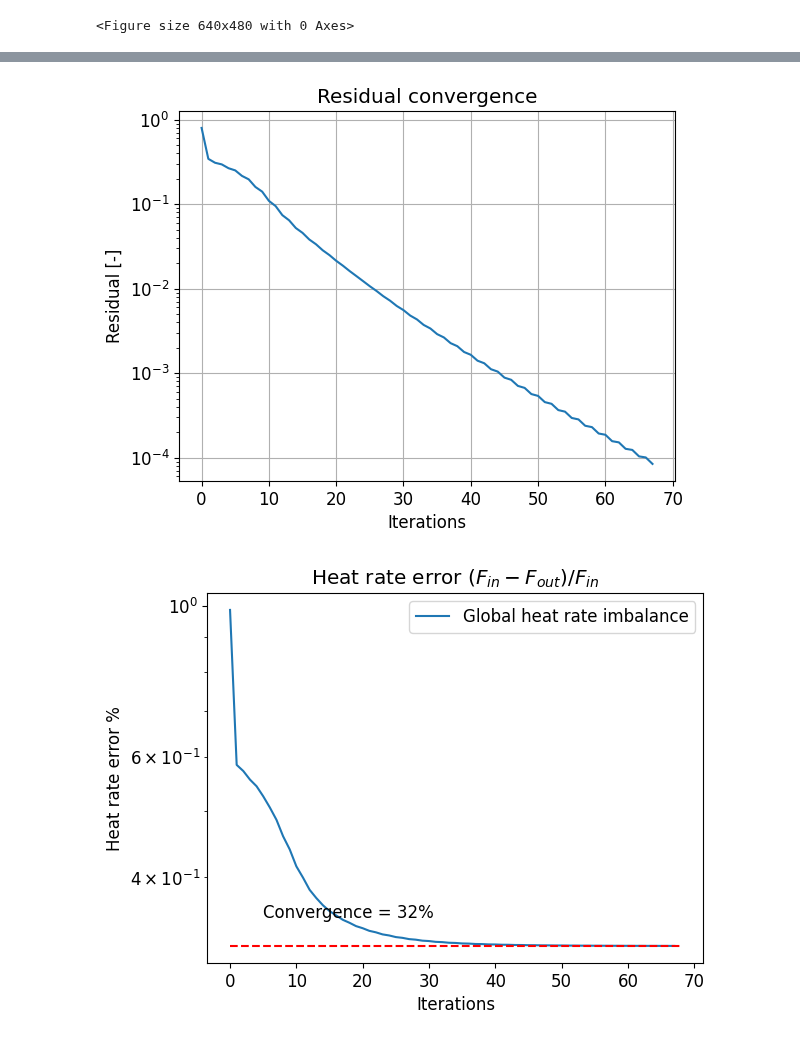
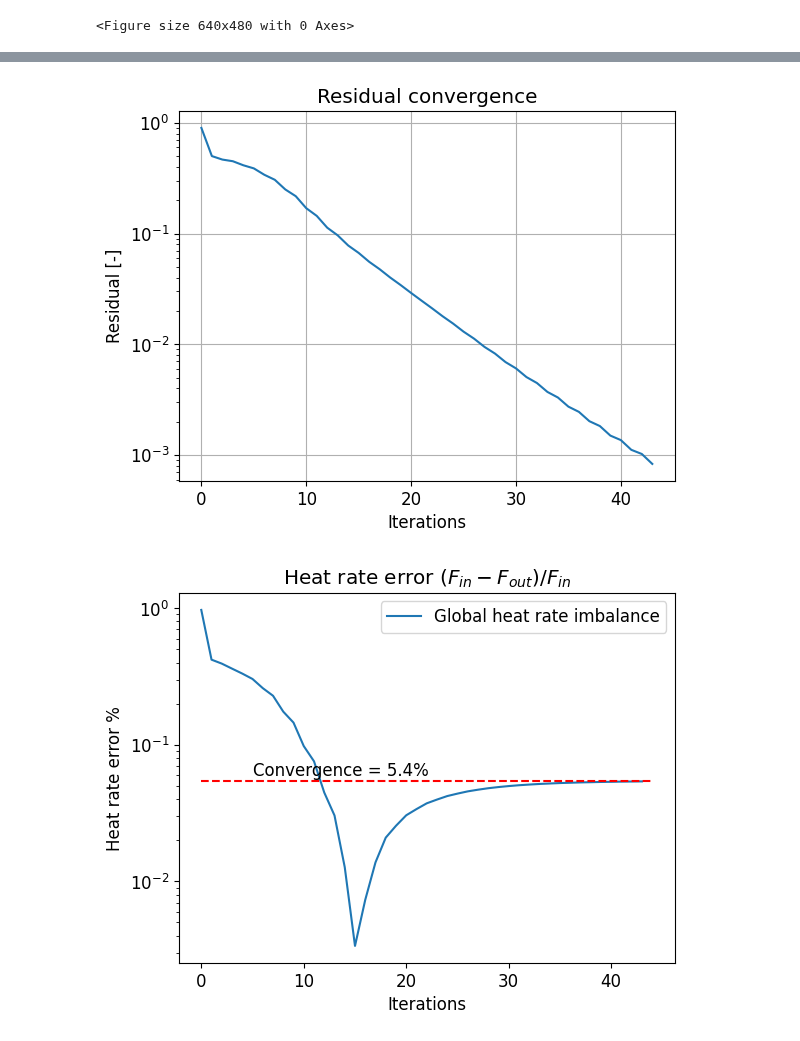
Before and after one commit to John-Carlsson/CFD, a Jupyter notebook: task2/main.ipynb, the cells around one changed output, grey strips where cells are left out. Drawn from its saved outputs; the diff is of its cells as text; code cells hidden in the pictures.

```diff
--- a/task2/main.ipynb
+++ b/task2/main.ipynb
@@ -28,7 +28,7 @@ caseID    =   20       # Your case number to solve
 
 # Solver inputs
 nIter  = 6000    # set maximum number of iterations
-resTol = 0.0001 # set convergence criteria for residuals
+resTol = 0.001 # set convergence criteria for residuals
 solver = 'TDMA'  # Either Gauss-Seidel or TDMA
 
 # Physical properties
@@ -238,32 +236,16 @@ for i in range(1,nI-1):
         Dw[i,j] = gamma/dx_WP[i,j] * dy_sn[i,j]
         Dn[i,j] = gamma/dy_PN[i,j] * dx_we[i,j]
         Ds[i,j] = gamma/dy_SP[i,j] * dx_we[i,j]
+
         fxe = 0.5*dx_we[i,j] / dx_PE[i,j]
         fxw = 0.5*dx_we[i,j] / dx_WP[i,j]
         fyn = 0.5*dy_sn[i,j] / dy_PN[i,j]
         fys = 0.5*dy_sn[i,j] / dy_SP[i,j]
 
-        fxe = interpolate(u[i,j],u[i+1,j],dx_we[i,j],dx_we[i+1,j])
-        fxw = interpolate(u[i,j],u[i-1,j],dx_we[i,j],dx_we[i-1,j])
-        fyn = interpolate(v[i,j],v[i,j+1],dy_sn[i,j],dy_sn[i,j+1])
-        fys = interpolate(v[i,j],v[i,j-1],dy_sn[i,j],dy_sn[i,j-1])
-
-        Fe[i,j] = rho * fxe * dy_sn[i,j]
-        Fw[i,j] = rho * fxw * dy_sn[i,j]
-        Fn[i,j] = rho * fyn * dx_we[i,j]
-        Fs[i,j] = rho * fys * dx_we[i,j]
-
-# boundary adjacent nodes, no need to intterpolate velocities
-for j in range(1,nJ-1):
-    i = nI-2
-    Fe[i,j] = rho*u[i+1,j]* dy_sn[i,j]
-    i = 1
-    Fw[i,j] = rho*u[i-1,j] * dy_sn[i,j]
-for i in range(1,nI-1):
-    j = nJ-2
-    Fn[i,j] = rho*v[i,j+1]* dy_sn[i,j]
-    j = 1
-    Fs[i,j] = rho*v[i,j-1]* dy_sn[i,j]
+        Fe[i,j] = rho  * dy_sn[i,j] * (u[i+1,j]*fxe +(1-fxe)*u[i,j])
+        Fw[i,j] = rho  * dy_sn[i,j] * (u[i-1,j]*fxw +(1-fxw)*u[i,j])
+        Fn[i,j] = rho  * dx_we[i,j] * (v[i+1,j]*fyn +(1-fyn)*v[i,j])
+        Fs[i,j] = rho  * dx_we[i,j] * (v[i-1,j]*fys +(1-fys)*v[i,j])
 # %%
 # Calculate constant Hybrid scheme coefficients (not taking into account boundary conditions)
 for i in range(1,nI-1):
@@ -608,25 +573,25 @@ qY = np.zeros((nI,nJ))*nan # Array for heat flux in y-direction, in nodes
 for j in range(1,nJ-1):
     # west boundary
     i = 0
+    qX[i,j] = -k*(T[i+1,j]-T[i,j])/ dx_WP[i+1,j]
+    qY[i,j] = 0
 
-    qX[i,j] = -gamma*dy_sn[i+1,j]*dT_dx[i,j]
-    qY[i,j] = 0
     # East boundary
     i = -1
-    qX[i,j] = -k*dT_dx[i,j]
+    qX[i,j] = 0
     qY[i,j] = 0
 for i in range(1,nI-1):
     # south boundary
     j = 0
 
     qX[i,j] = 0
-    qY[i,j] = -gamma*dx_we[i,j+1]*dT_dy[i,j]
+    qY[i,j] = q_in*Cp
 
     # North boundary
     j = -1
 
     qX[i,j] = 0
-    qY[i,j] = -gamma*dx_we[i,j+1]*dT_dy[i,j]
+    qY[i,j] = 0#-gamma*dx_we[i,j+1]*dT_dy[i,j]
 plt.figure()
 plt.xlabel('x [m]')
 plt.ylabel('y [m]')
@@ -675,2 +640,2 @@ plt.savefig('Figures/'+grid_type+'/'+solver+'/_Case_'+str(caseID)+'global_heatra
-[figure, old version]
+[figure, new version]
-[figure, old version]
+[figure, new version]
```
Also changed, not shown: parts of 6 cells of this notebook, 57 other files.
